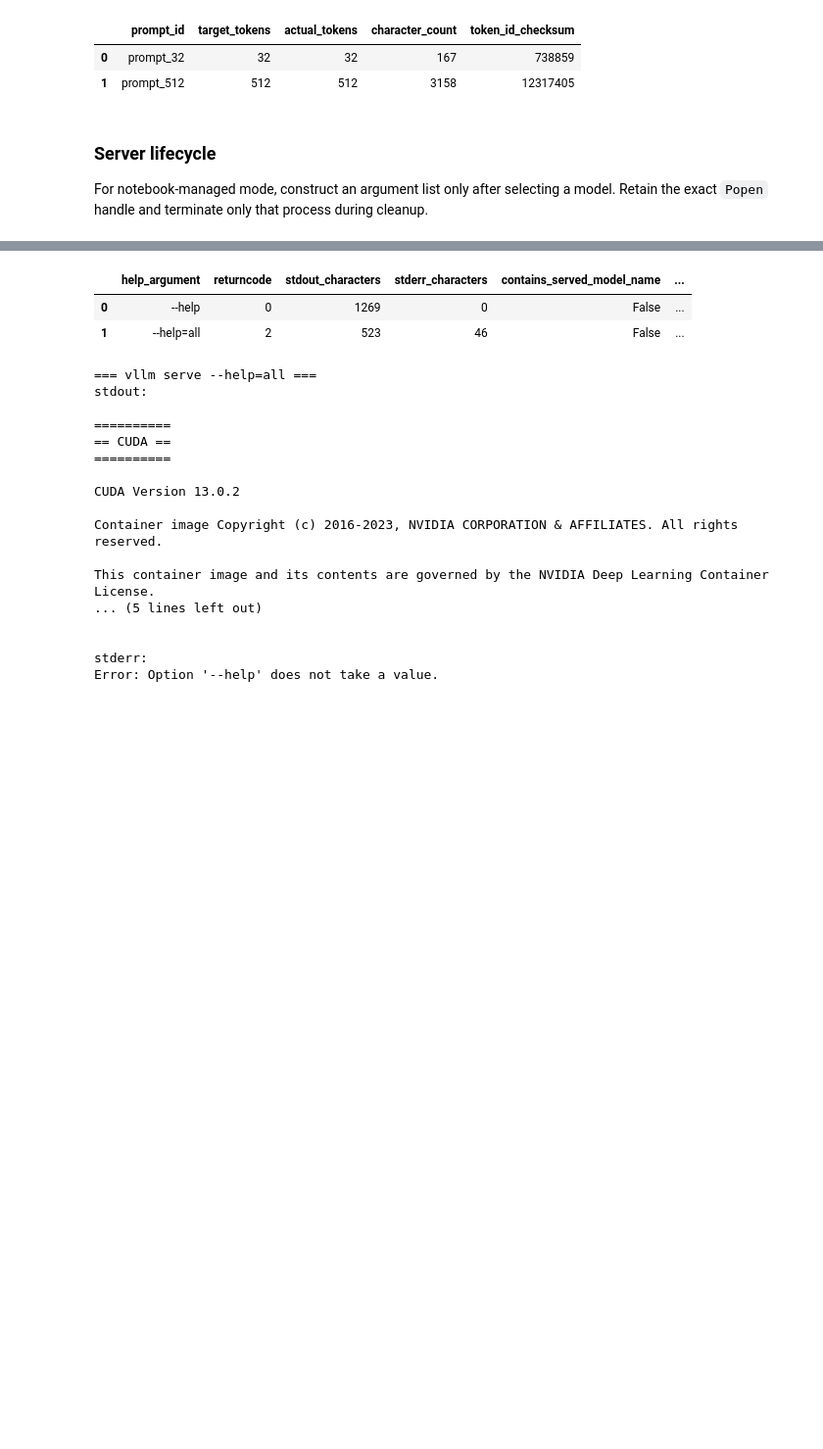
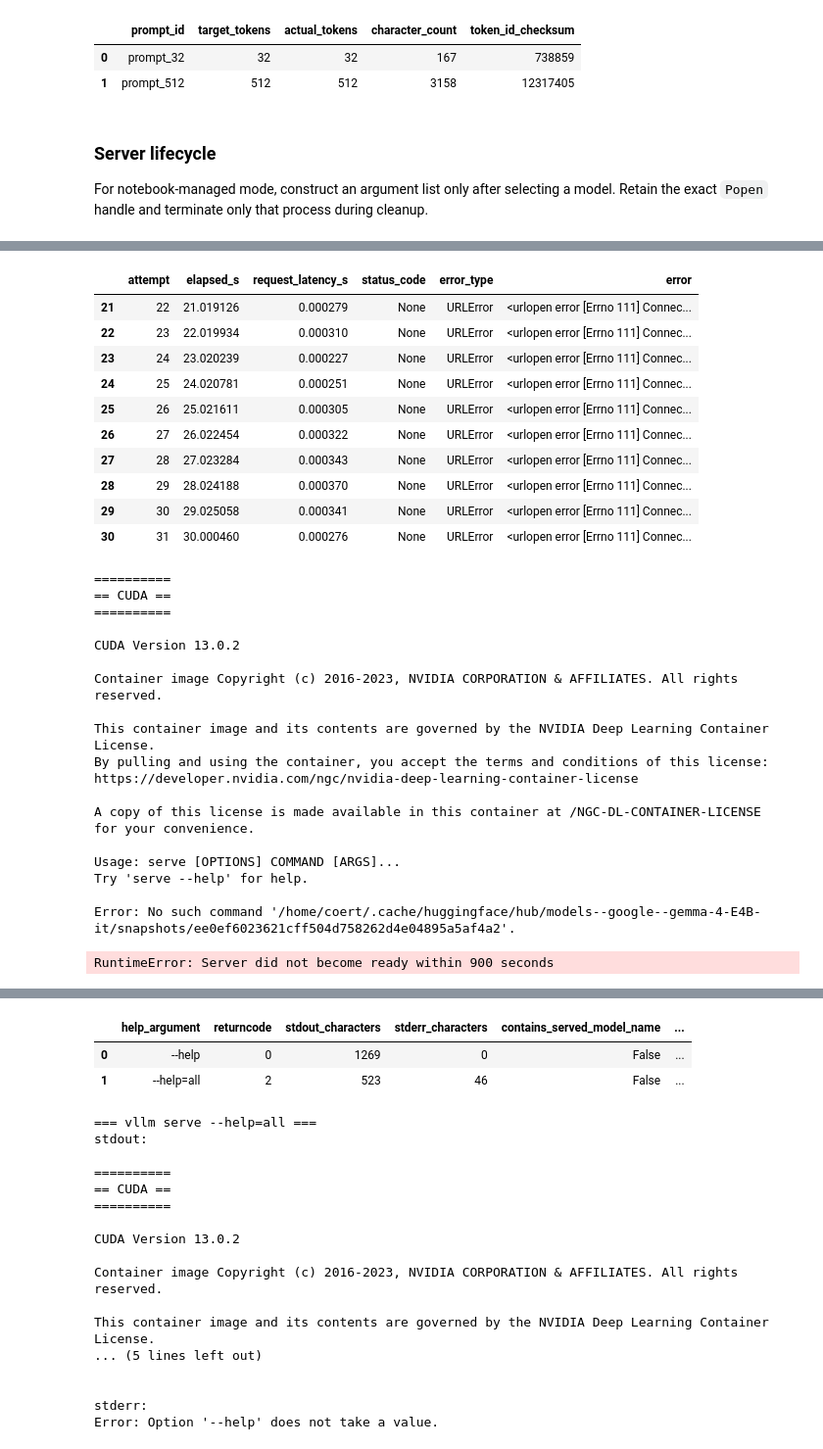
Before and after one commit to coert/dgx-spark-lab, a Jupyter notebook: experiments/01-distributed-inference/01-single-node-inference.ipynb, the cells around one changed output, grey strips where cells are left out. Shown at 98% size. Drawn from its saved outputs; the diff is of its cells as text; code cells hidden in the pictures; blank space fills up the shorter version.

Commit message:
Add notebook-managed vLLM server lifecycle

```diff
--- a/experiments/01-distributed-inference/01-single-node-inference.ipynb
+++ b/experiments/01-distributed-inference/01-single-node-inference.ipynb
@@ -560,7 +560,7 @@ def build_server_arguments(
     container_name: str,
     model_snapshot_path: Path,
     served_model_name: str,
-    host_port: int,
+    port: int,
 ) -> list[str]:
     if not image:
         raise ValueError("image must not be empty")
@@ -570,8 +570,8 @@ def build_server_arguments(
         raise FileNotFoundError(model_snapshot_path)
     if not served_model_name:
         raise ValueError("served_model_name must not be empty")
-    if not 1 <= host_port <= 65535:
-        raise ValueError("host_port must be between 1 and 65535")
+    if not 1 <= port <= 65535:
+        raise ValueError("port must be between 1 and 65535")
 
     cache_root = Path.home() / ".cache" / "huggingface"
 
@@ -597,9 +597,7 @@ def build_server_arguments(
         "--host",
         HOST,
         "--port",
-        str(host_port),
-        "--trust-remote-code",
-        "false",
+        str(port),
     ]
 
 
@@ -608,7 +606,7 @@ SERVER_ARGUMENTS = build_server_arguments(
     container_name=SERVER_CONTAINER_NAME,
     model_snapshot_path=MODEL_SNAPSHOT_PATH,
     served_model_name=MODEL,
-    host_port=PORT,
+    port=PORT,
 )
 
 pd.Series(
@@ -626,0 +802,57 @@ Name: value, dtype: str
+# %%
+readiness_attempts = pd.DataFrame(readiness_result["attempts"])
+
+if not readiness_result["ready"]:
+    server_log_file.flush()
+    failed_log_text = SERVER_LOG_PATH.read_text(
+        encoding="utf-8",
+        errors="replace",
+    )
+
+    display(readiness_attempts.tail(10))
+    print(failed_log_text[-8_000:])
+
+    raise RuntimeError(
+        f"Server did not become ready within {SERVER_STARTUP_TIMEOUT_S:.0f} seconds"
+    )
+
+if MODEL not in readiness_result["advertised_models"]:
+    raise RuntimeError(
+        f"Configured model {MODEL!r} was not advertised. "
+        f"Advertised models: "
+        f"{readiness_result['advertised_models']!r}"
+    )
+
+print(f"Server startup duration: {startup_duration_s:.3f} s")
+print(f"Advertised model verified: {MODEL}")
+# %% [output]
+|  | attempt | elapsed_s | request_latency_s | status_code | error_type | error |
+| 21 | 22 | 21.019126 | 0.000279 | None | URLError | <urlopen error [Errno 111] Connec... |
+| 22 | 23 | 22.019934 | 0.000310 | None | URLError | <urlopen error [Errno 111] Connec... |
+| 23 | 24 | 23.020239 | 0.000227 | None | URLError | <urlopen error [Errno 111] Connec... |
+| 24 | 25 | 24.020781 | 0.000251 | None | URLError | <urlopen error [Errno 111] Connec... |
+| 25 | 26 | 25.021611 | 0.000305 | None | URLError | <urlopen error [Errno 111] Connec... |
+| 26 | 27 | 26.022454 | 0.000322 | None | URLError | <urlopen error [Errno 111] Connec... |
+| 27 | 28 | 27.023284 | 0.000343 | None | URLError | <urlopen error [Errno 111] Connec... |
+| 28 | 29 | 28.024188 | 0.000370 | None | URLError | <urlopen error [Errno 111] Connec... |
+| 29 | 30 | 29.025058 | 0.000341 | None | URLError | <urlopen error [Errno 111] Connec... |
+| 30 | 31 | 30.000460 | 0.000276 | None | URLError | <urlopen error [Errno 111] Connec... |
+==========
+== CUDA ==
+==========
+
+CUDA Version 13.0.2
+
+Container image Copyright (c) 2016-2023, NVIDIA CORPORATION & AFFILIATES. All rights reserved.
+
+This container image and its contents are governed by the NVIDIA Deep Learning Container License.
+By pulling and using the container, you accept the terms and conditions of this license:
+https://developer.nvidia.com/ngc/nvidia-deep-learning-container-license
+
+A copy of this license is made available in this container at /NGC-DL-CONTAINER-LICENSE for your convenience.
+
+Usage: serve [OPTIONS] COMMAND [ARGS]...
+Try 'serve --help' for help.
+
+Error: No such command '/home/coert/.cache/huggingface/hub/models--google--gemma-4-E4B-it/snapshots/ee0ef6023621cff504d758262d4e04895a5af4a2'.
+RuntimeError: Server did not become ready within 900 seconds
```
Also changed, not shown: parts of 8 cells of this notebook.
